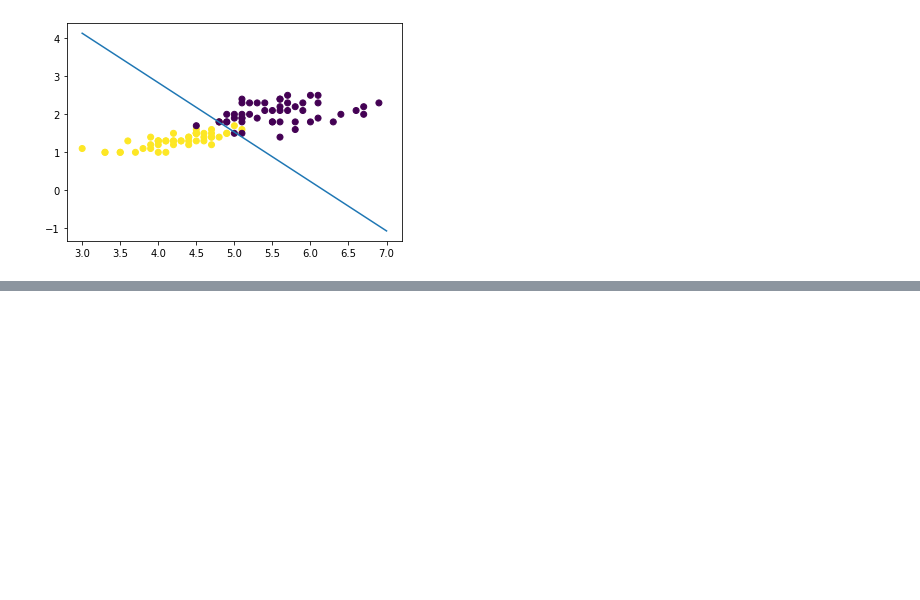
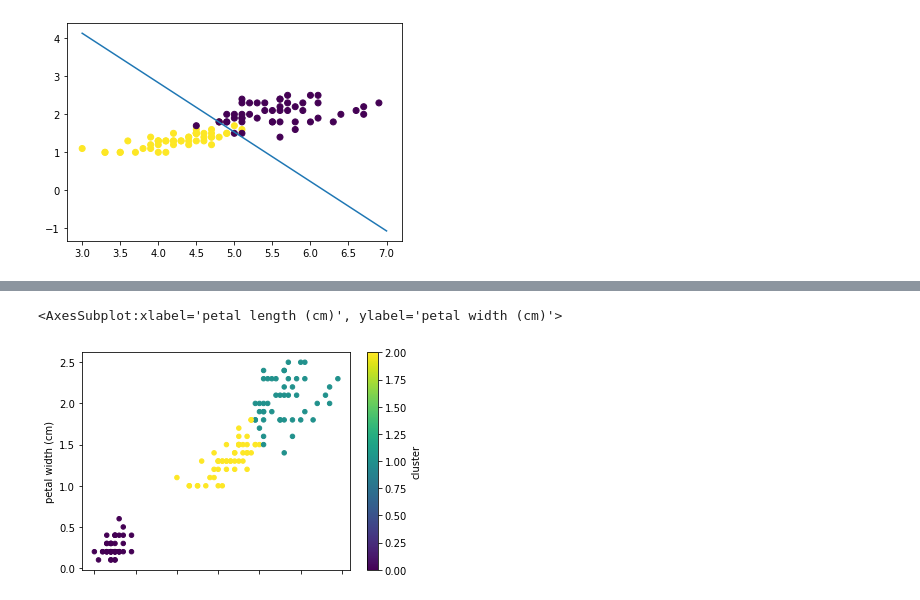
Before and after one commit to KatsuhideAsanuma/kspub-ds-text-analytics, a Jupyter notebook: analystics/sklearn.ipynb, the cells around one changed output, grey strips where cells are left out. Saved outputs shown, nothing was run; the diff lists cells and outputs as text; code cells hidden in the pictures; blank space fills up the shorter version.

```diff
--- a/analystics/sklearn.ipynb
+++ b/analystics/sklearn.ipynb
@@ -129,0 +157,12 @@ plt.scatter(iris_duo["petal length (cm)"],iris_duo["petal width (cm)"],c=y_c)
+# %%
+from sklearn.cluster import KMeans
+
+X_iris=df[['petal length (cm)','petal width (cm)']].values
+model=KMeans(n_clusters=3)
+model.fit(X_iris)
+y_km=model.predict(X_iris)
+df['cluster']=y_km
+df.plot.scatter(x='petal length (cm)',y='petal width (cm)',c='cluster',colormap='viridis')
+# %% [output]
+<AxesSubplot:xlabel='petal length (cm)', ylabel='petal width (cm)'>
+[figure, added]
```
Also changed, not shown: parts of 7 cells of this notebook.
